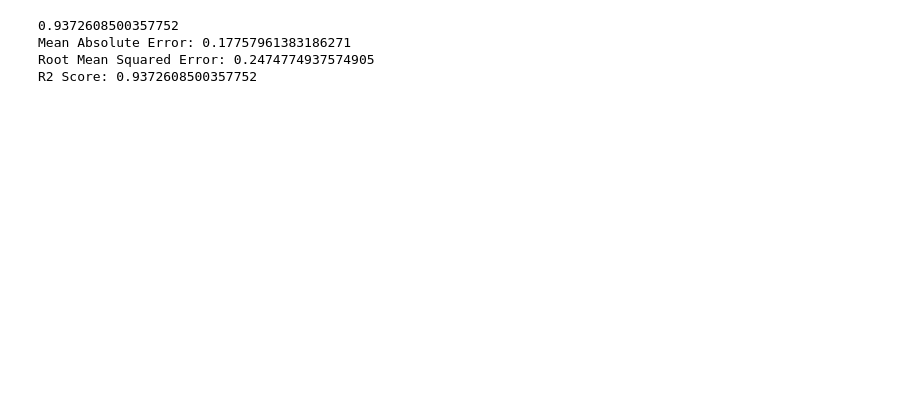
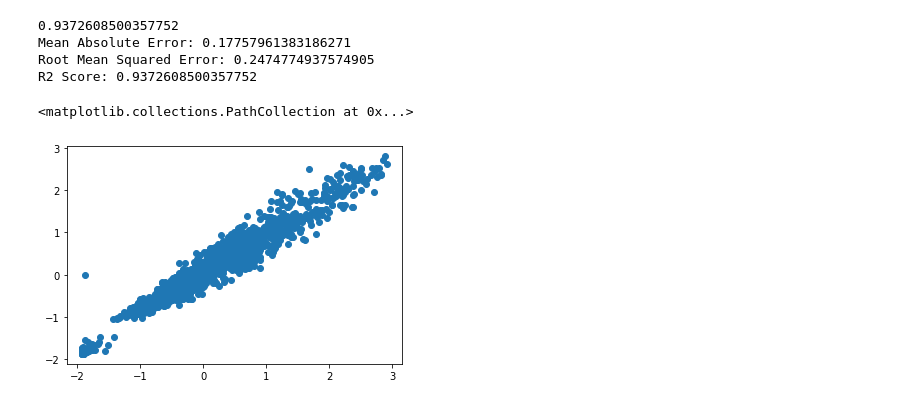
Before and after one commit to Sahiti99/EDA-on-cardata, a Jupyter notebook: Untitled1.ipynb, the cells around one changed output. Cells and saved outputs as stored; diff of their text form; code cells hidden in the pictures; blank space fills up the shorter version.

```diff
--- a/Untitled1.ipynb
+++ b/Untitled1.ipynb
@@ -582,3 +603,13 @@ print('R2 Score:', metrics.r2_score(y_test, y_pred))
 Mean Absolute Error: 0.17757961383186271
 Root Mean Squared Error: 0.2474774937574905
 R2 Score: 0.9372608500357752
+# %%
+from sklearn.ensemble import AdaBoostRegressor
+ABTree=AdaBoostRegressor(DecisionTreeRegressor(), n_estimators=500,loss='linear', learning_rate=1.0)
+ABTree.fit(X_train,y_train)
+y_pred=ABTree.predict(X_test)
+# %%
+plt.scatter(y_test,y_pred)
+# %% [output]
+<matplotlib.collections.PathCollection at 0x...>
+[figure, added]
```
Also changed, not shown: parts of 23 cells of this notebook.
